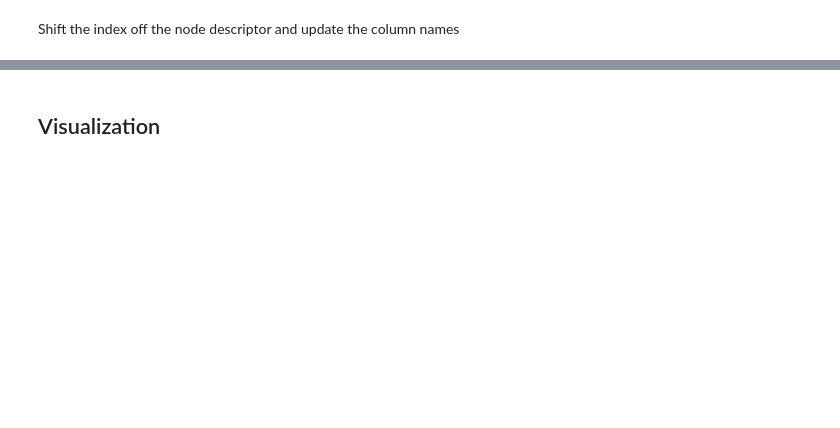
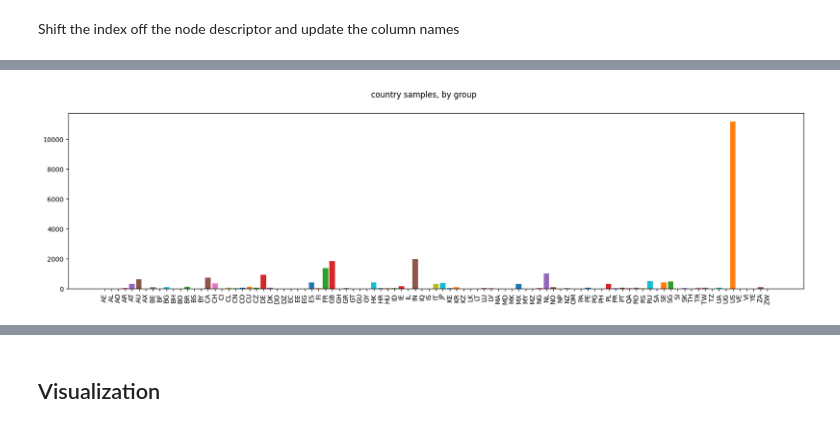
Before and after one commit to auto-d/itdk_eda, a Jupyter notebook: itdk_analysis.ipynb, the cells around one changed output, grey strips where cells are left out. Cells and saved outputs as stored; diff of their text form; code cells hidden in the pictures; blank space fills up the shorter version.

```diff
--- a/itdk_analysis.ipynb
+++ b/itdk_analysis.ipynb
@@ -676,0 +732,4 @@ len(asn_groups)
+# %%
+plot_groups(df_node.groupby(by='country'), 'country', 20)
+# %% [output]
+[figure, added]
```
Also changed, not shown: parts of 29 cells of this notebook.
